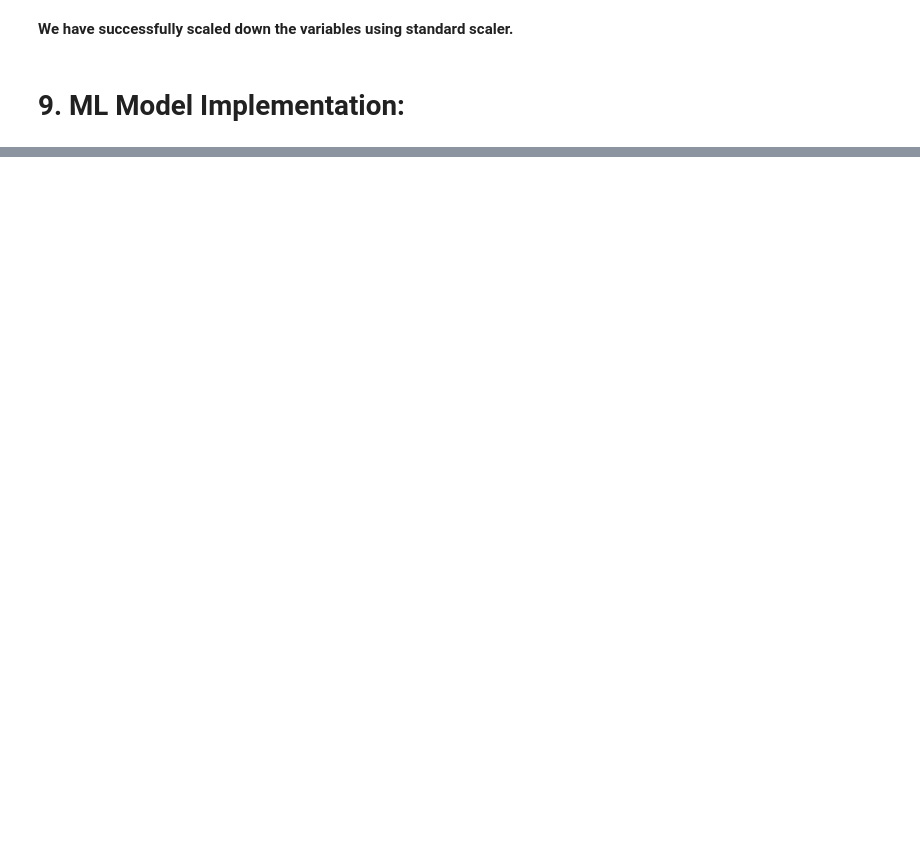
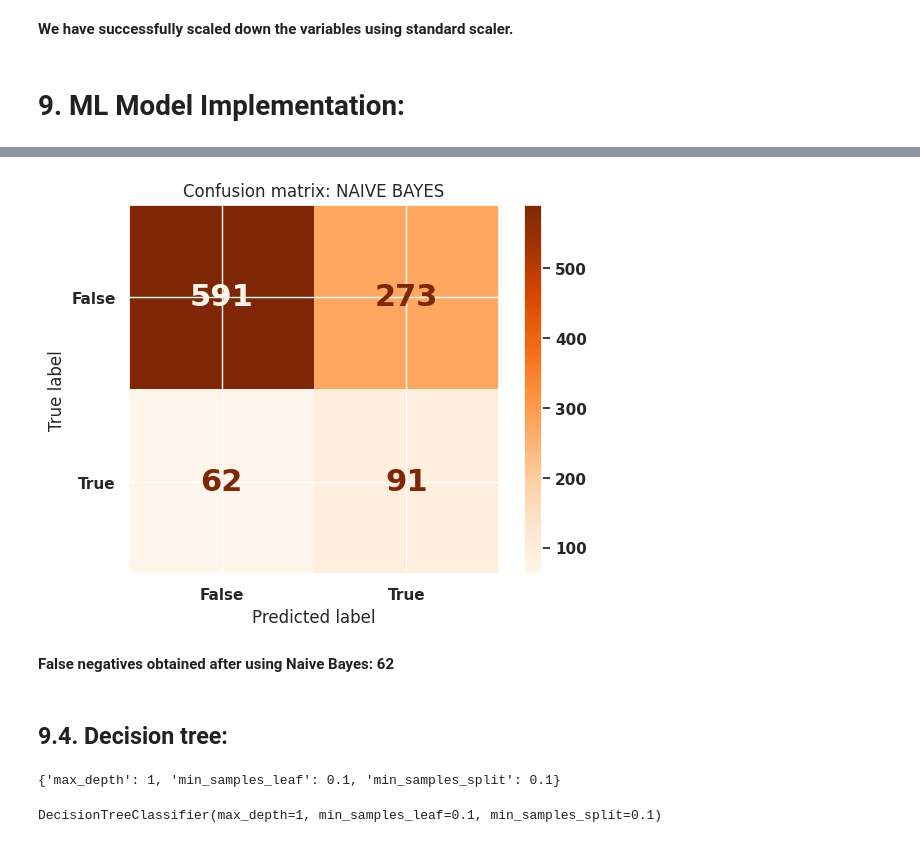
Before and after one commit to hamant-jagwan/Cardiovascular_Risk_Prediction--ML--Classification, a Jupyter notebook: Cardiovascular_Risk_Prediction.ipynb, the cells around one changed output, grey strips where cells are left out. Drawn from its saved outputs; the diff is of its cells as text; code cells hidden in the pictures; blank space fills up the shorter version.

```diff
--- a/Cardiovascular_Risk_Prediction.ipynb
+++ b/Cardiovascular_Risk_Prediction.ipynb
@@ -1118,0 +1195,7 @@ X_test_scaled.head()
+# %%
+nb_gridsearch = GridSearchCV(nb_model,
+                             nb_params,
+                             cv=cv_method,
+                             scoring= 'recall')
+nb_gridsearch.fit(X_smote_scaled,y_smote)
+nb_best_params = nb_gridsearch.best_params_
@@ -1118,0 +1207,6 @@ X_test_scaled.head()
+# %%
+# building knn model with best parameters
+nb_model = GaussianNB(var_smoothing=nb_best_params['var_smoothing'])
+# %%
+# training the model
+nb_model.fit(X_smote_scaled, y_smote)
@@ -1118,0 +1218,3 @@ X_test_scaled.head()
+# %%
+# Test predictions
+nb_test_pred = nb_model.predict(X_test_scaled)
@@ -1118,0 +1233,19 @@ X_test_scaled.head()
+# %%
+# Confusion matrix
+nb_confusion_matrix = cm(y_test, nb_test_pred)
+cm_display = cmd(confusion_matrix = nb_confusion_matrix, display_labels = [False, True])
+
+font = {'family' : 'DejaVu Sans',
+        'weight' : 'bold',
+        'size'   : 22}
+plt.rc('font', **font)
+
+cm_display.plot(cmap='Oranges')
+plt.title('Confusion matrix: NAIVE BAYES')
+plt.show()
+# %% [output]
+[figure, added]
+# %% [markdown]
+**False negatives obtained after using Naive Bayes: 62**
+# %% [markdown]
+## **9.4. Decision tree:**
@@ -1118,0 +1267,5 @@ X_test_scaled.head()
+# %%
+# model best parameters
+dt_best_params
+# %% [output]
+{'max_depth': 1, 'min_samples_leaf': 0.1, 'min_samples_split': 0.1}
@@ -1118,0 +1277,5 @@ X_test_scaled.head()
+# %%
+# training the model
+dt_model.fit(X_smote_scaled, y_smote)
+# %% [output]
+DecisionTreeClassifier(max_depth=1, min_samples_leaf=0.1, min_samples_split=0.1)
```
Also changed, not shown: parts of 41 cells of this notebook.
